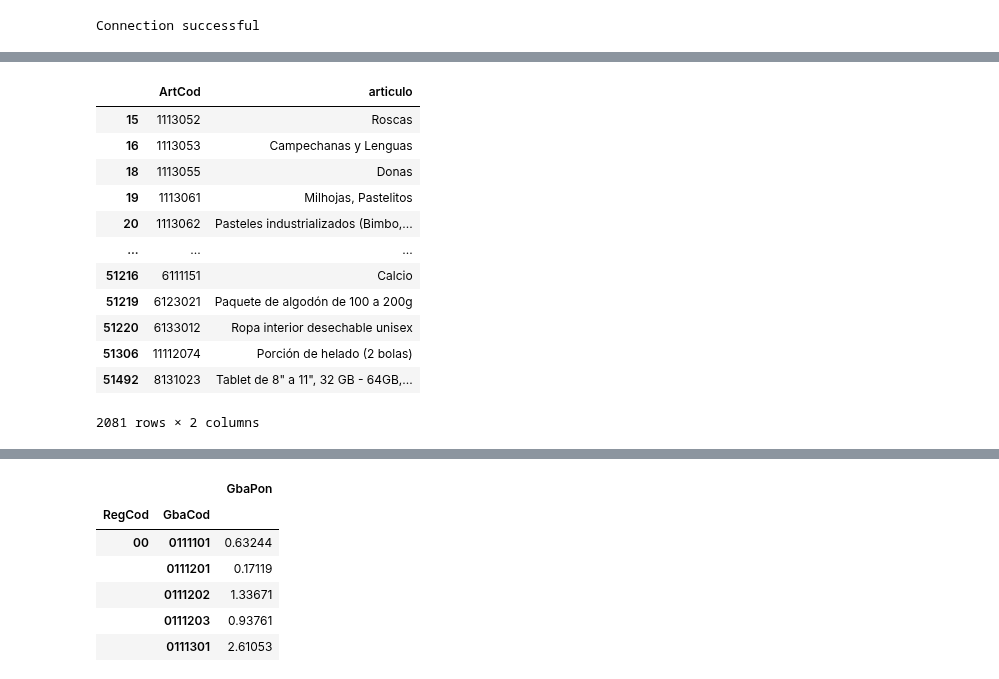
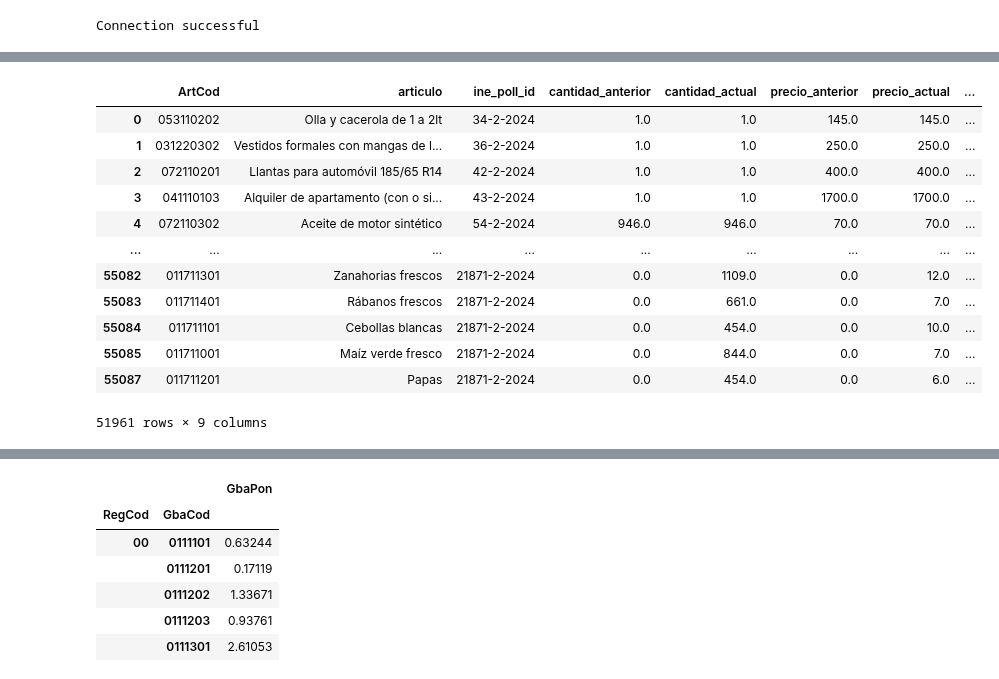
Before and after one commit to ShannonNCM/ComparacionCalculoIPC, a Jupyter notebook: IPC2024_base2010/ipc_2024.ipynb, the cells around one changed output, grey strips where cells are left out. Drawn from its saved outputs; the diff is of its cells as text; code cells hidden in the pictures.

Commit message:
nuevas versiones
agregue la version que calcula los precios imputados para el calculo de 2024 con base 2010

```diff
--- a/IPC2024_base2010/ipc_2024.ipynb
+++ b/IPC2024_base2010/ipc_2024.ipynb
@@ -181,21 +196,23 @@ boletas
 # %%
 boletas03 = boletas01
 boletas03['codigo_articulo'] = boletas01['codigo_articulo'].replace(funciones.recodificacion) #esta parte hace la recodificacion con el diccionario de los codigos en el archivo funciones
-boletas03 = boletas03[['codigo_articulo', 'ine_poll_id', 'cantidad_anterior', 'cantidad_actual', 'precio_anterior', 'precio_actual', 'nt_tipo', 'decada']]
-boletas03 = boletas01[['codigo_articulo', 'articulo']].rename(columns={'codigo_articulo':'ArtCod'})
-no_recod = boletas03[boletas03['ArtCod'].str.len() != 9]
-no_recod
+boletas03 = boletas03[['codigo_articulo', 'articulo', 'ine_poll_id', 'cantidad_anterior', 'cantidad_actual', 'precio_anterior', 'precio_actual', 'nt_tipo', 'decada']]
+
+artimput = boletas03.rename(columns={'codigo_articulo':'ArtCod'})
+artimput = artimput[artimput['ArtCod'].str.len() == 9]
+#.value_counts()
+artimput
 # %% [output]
-|  | ArtCod | articulo |
-| 15 | 1113052 | Roscas |
-| 16 | 1113053 | Campechanas y Lenguas |
-| 18 | 1113055 | Donas |
-| 19 | 1113061 | Milhojas, Pastelitos |
-| 20 | 1113062 | Pasteles industrializados (Bimbo,... |
-| ... | ... | ... |
-| 51216 | 6111151 | Calcio |
-| 51219 | 6123021 | Paquete de algodón de 100 a 200g |
-| 51220 | 6133012 | Ropa interior desechable unisex |
-| 51306 | 11112074 | Porción de helado (2 bolas) |
-| 51492 | 8131023 | Tablet de 8" a 11", 32 GB - 64GB,... |
+|  | ArtCod | articulo | ine_poll_id | cantidad_anterior | cantidad_actual | precio_anterior | precio_actual | ... |
+| 0 | 053110202 | Olla y cacerola de 1 a 2lt | 34-2-2024 | 1.0 | 1.0 | 145.0 | 145.0 | ... |
+| 1 | 031220302 | Vestidos formales con mangas de l... | 36-2-2024 | 1.0 | 1.0 | 250.0 | 250.0 | ... |
+| 2 | 072110201 | Llantas para automóvil 185/65 R14 | 42-2-2024 | 1.0 | 1.0 | 400.0 | 400.0 | ... |
+| 3 | 041110103 | Alquiler de apartamento (con o si... | 43-2-2024 | 1.0 | 1.0 | 1700.0 | 1700.0 | ... |
+| 4 | 072110302 | Aceite de motor sintético | 54-2-2024 | 946.0 | 946.0 | 70.0 | 70.0 | ... |
+| ... | ... | ... | ... | ... | ... | ... | ... | ... |
+| 55082 | 011711301 | Zanahorias frescos | 21871-2-2024 | 0.0 | 1109.0 | 0.0 | 12.0 | ... |
+| 55083 | 011711401 | Rábanos frescos | 21871-2-2024 | 0.0 | 661.0 | 0.0 | 7.0 | ... |
+| 55084 | 011711101 | Cebollas blancas | 21871-2-2024 | 0.0 | 454.0 | 0.0 | 10.0 | ... |
+| 55085 | 011711001 | Maíz verde fresco | 21871-2-2024 | 0.0 | 844.0 | 0.0 | 7.0 | ... |
+| 55087 | 011711201 | Papas | 21871-2-2024 | 0.0 | 454.0 | 0.0 | 6.0 | ... |
-2081 rows × 2 columns
+51961 rows × 9 columns
```
Also changed, not shown: parts of 30 cells of this notebook, 30 other files.
